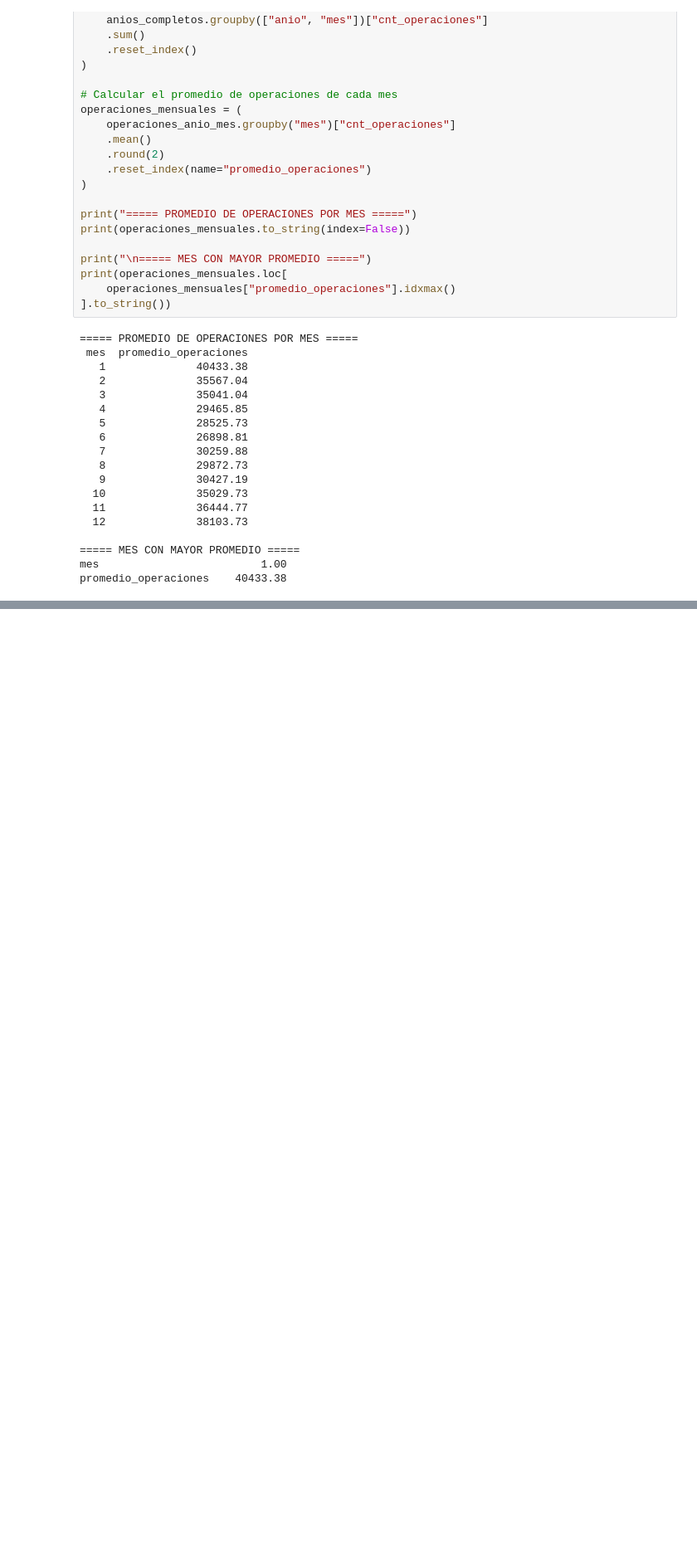
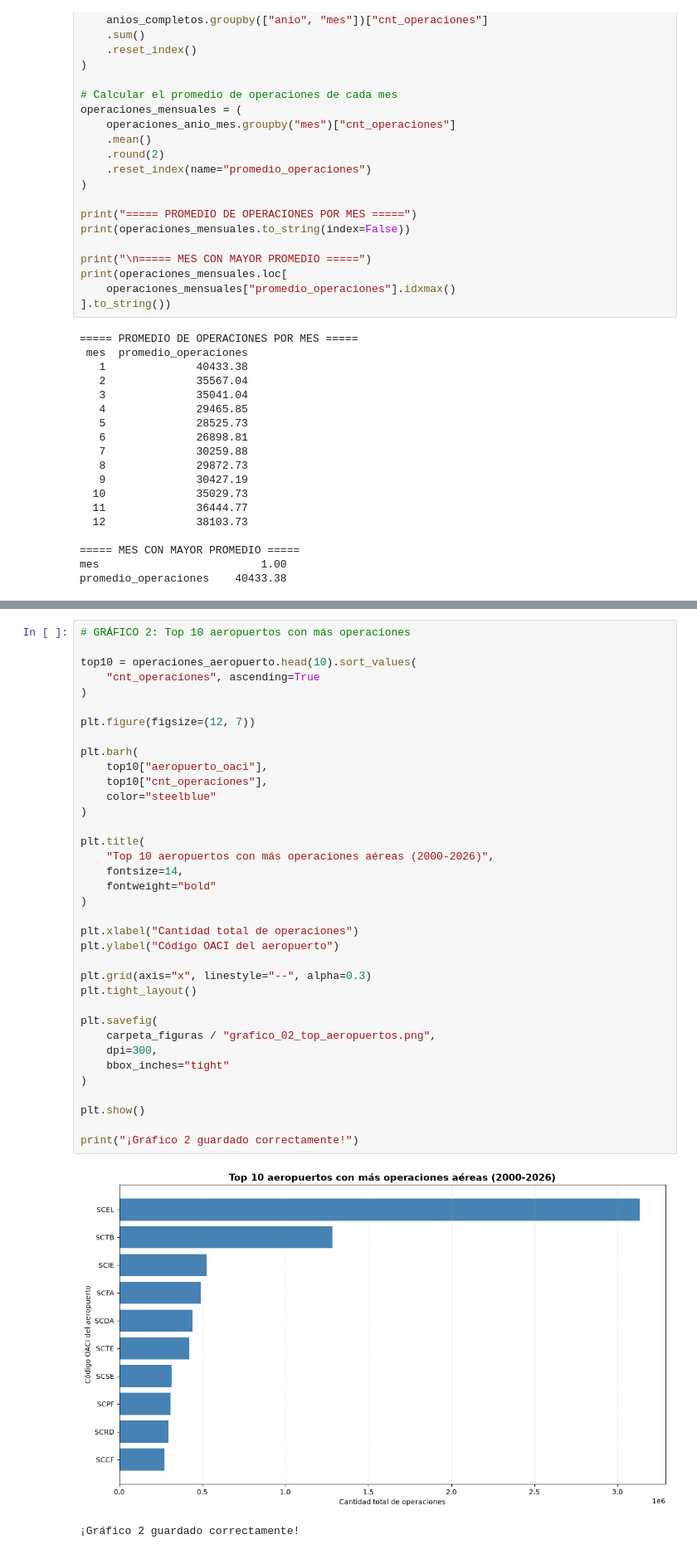
Before and after one commit to catalinaamairaajuju-alt/evaluacion_02_transportes, a Jupyter notebook: notebooks/evaluacion02.ipynb, the cells around one changed output, grey strips where cells are left out. Shown at 83% size. Cells and saved outputs as stored; diff of their text form; blank space fills up the shorter version.

```diff
--- a/notebooks/evaluacion02.ipynb
+++ b/notebooks/evaluacion02.ipynb
@@ -392,0 +440,39 @@ promedio_operaciones    40433.38
+# %%
+# GRÁFICO 2: Top 10 aeropuertos con más operaciones
+
+top10 = operaciones_aeropuerto.head(10).sort_values(
+    "cnt_operaciones", ascending=True
+)
+
+plt.figure(figsize=(12, 7))
+
+plt.barh(
+    top10["aeropuerto_oaci"],
+    top10["cnt_operaciones"],
+    color="steelblue"
+)
+
+plt.title(
+    "Top 10 aeropuertos con más operaciones aéreas (2000-2026)",
+    fontsize=14,
+    fontweight="bold"
+)
+
+plt.xlabel("Cantidad total de operaciones")
+plt.ylabel("Código OACI del aeropuerto")
+
+plt.grid(axis="x", linestyle="--", alpha=0.3)
+plt.tight_layout()
+
+plt.savefig(
+    carpeta_figuras / "grafico_02_top_aeropuertos.png",
+    dpi=300,
+    bbox_inches="tight"
+)
+
+plt.show()
+
+print("¡Gráfico 2 guardado correctamente!")
+# %% [output]
+[figure, added]
+¡Gráfico 2 guardado correctamente!
```
Also changed, not shown: parts of 4 cells of this notebook, 5 other files.
